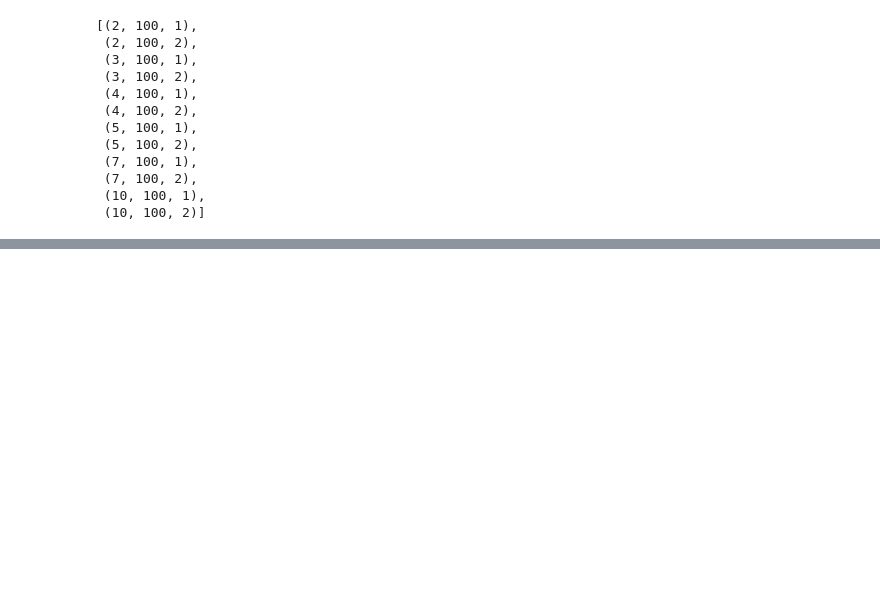
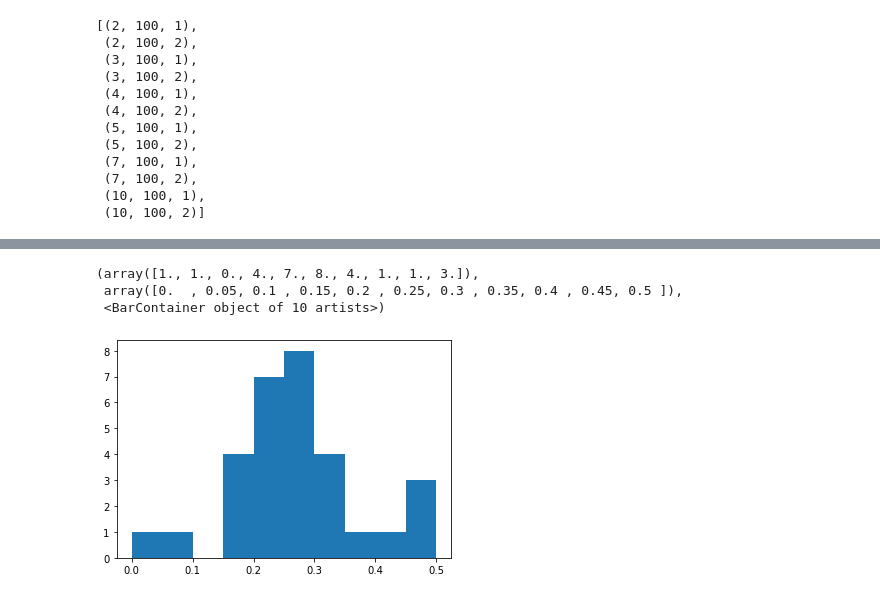
Before and after one commit to Paulpanther/info-flow, a Jupyter notebook: Multiple rumours evaluation.ipynb, the cells around one changed output, grey strips where cells are left out. Cells and saved outputs as stored; diff of their text form; code cells hidden in the pictures; blank space fills up the shorter version.

```diff
--- a/Multiple rumours evaluation.ipynb
+++ b/Multiple rumours evaluation.ipynb
@@ -126,0 +239,8 @@ result_small_world
+# %%
+plt.figure()
+plt.hist(get_all_hops_flattened(result_small_world[3][100][(0.6, 9)], "graph_normalized_hops"))
+# %% [output]
+(array([1., 1., 0., 4., 7., 8., 4., 1., 1., 3.]),
+ array([0.  , 0.05, 0.1 , 0.15, 0.2 , 0.25, 0.3 , 0.35, 0.4 , 0.45, 0.5 ]),
+ <BarContainer object of 10 artists>)
+[figure, added]
```
Also changed, not shown: parts of 19 cells of this notebook, 2 other files.
